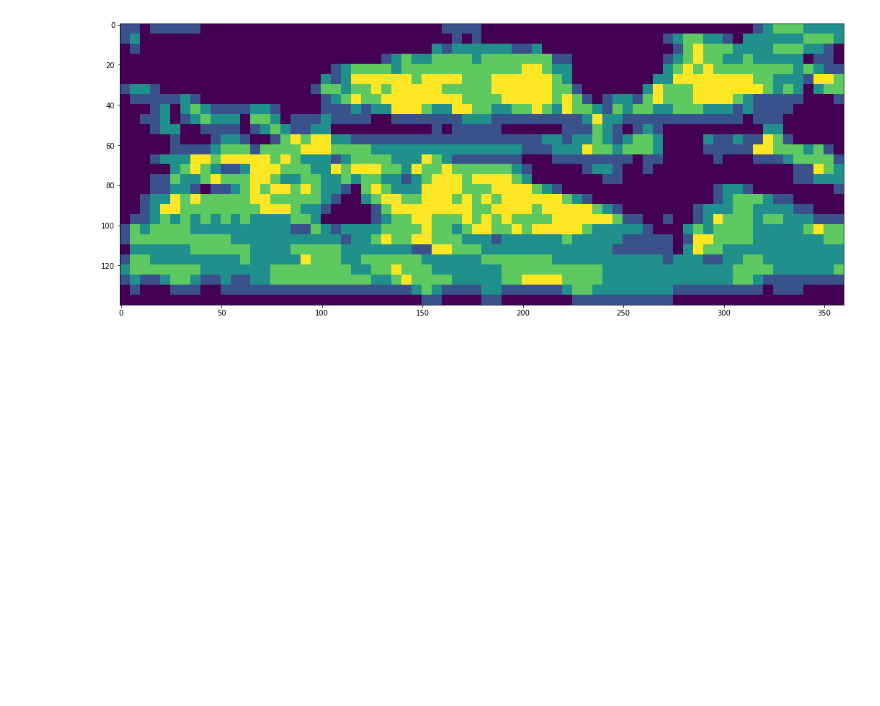
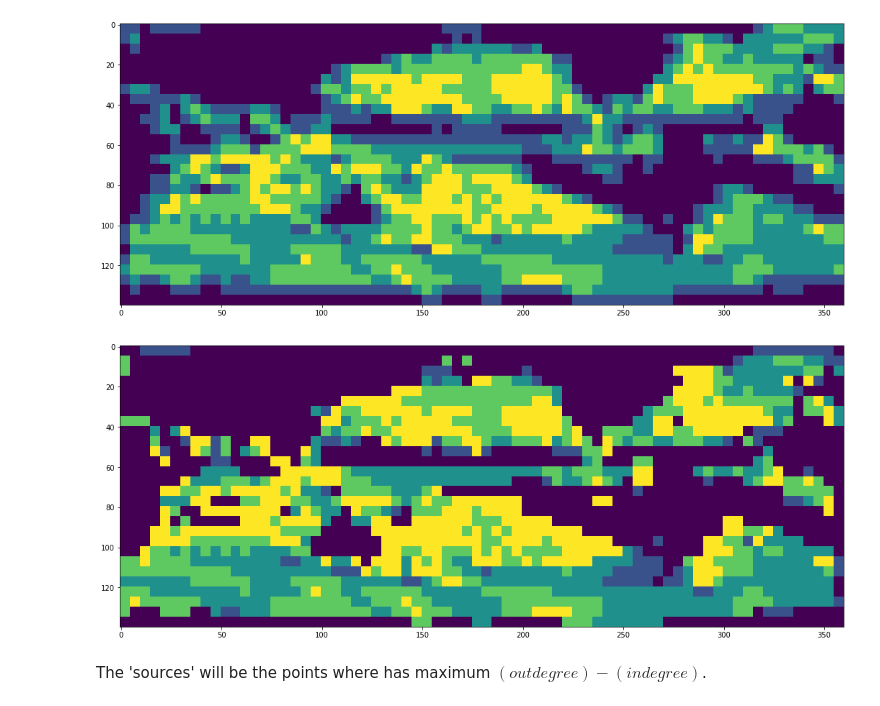
Before and after one commit to TeamOceanus/notebooks, a Jupyter notebook: Flow Analysis.ipynb, the cells around one changed output. Saved outputs shown, nothing was run; the diff lists cells and outputs as text; code cells hidden in the pictures; blank space fills up the shorter version.

Commit message:
Finish centrality
Well, it's unclear whether it is *really* finished...

```diff
--- a/Flow Analysis.ipynb
+++ b/Flow Analysis.ipynb
@@ -59,12 +60,18 @@ Finally, update the weights and show which part is center in this graph.
 ebunch = [key + ({'capacity': val},) for key, val in edges_dict.items()]
 graph.add_edges_from(ebunch)
 
-centrality = nx.algorithms.in_degree_centrality(graph)
-centrality_map = np.zeros((360, 140))
-for key, val in centrality.items():
+indeg_centrality = nx.algorithms.in_degree_centrality(graph)
+outdeg_centrality = nx.algorithms.out_degree_centrality(graph)
+indeg_centrality_map = np.zeros((360, 140))
+outdeg_centrality_map = np.zeros((360, 140))
+for key, val in indeg_centrality.items():
     for x in range(key[0], key[0] + 5):
         for y in range(key[1], key[1] + 5):
-            centrality_map[x][y] = val
+            indeg_centrality_map[x][y] = val
+for key, val in outdeg_centrality.items():
+    for x in range(key[0], key[0] + 5):
+        for y in range(key[1], key[1] + 5):
+            outdeg_centrality_map[x][y] = val
 # %% [markdown]
 Now, let's plot the centrality.
 # %%
@@ -73,3 +80,11 @@ plt.imshow(centrality_map.swapaxes(1, 0))
 plt.show()
 # %% [output]
 [figure]
+# %%
+plt.figure(figsize=(18, 8))
+plt.imshow(outdeg_centrality_map.swapaxes(1, 0))
+plt.show()
+# %% [output]
+[figure, added]
+# %% [markdown]
+The 'sources' will be the points where has maximum $(outdegree) - (indegree)$.
```
Also changed, not shown: parts of 9 cells of this notebook.
